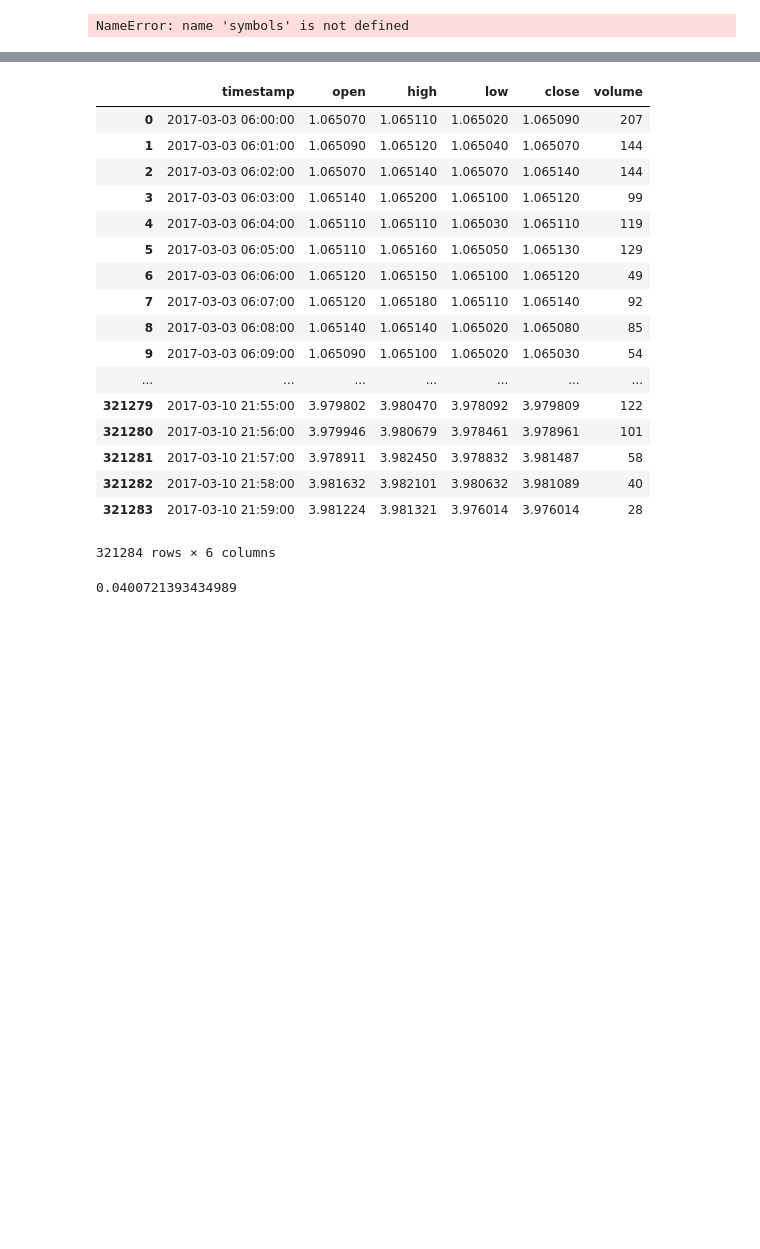
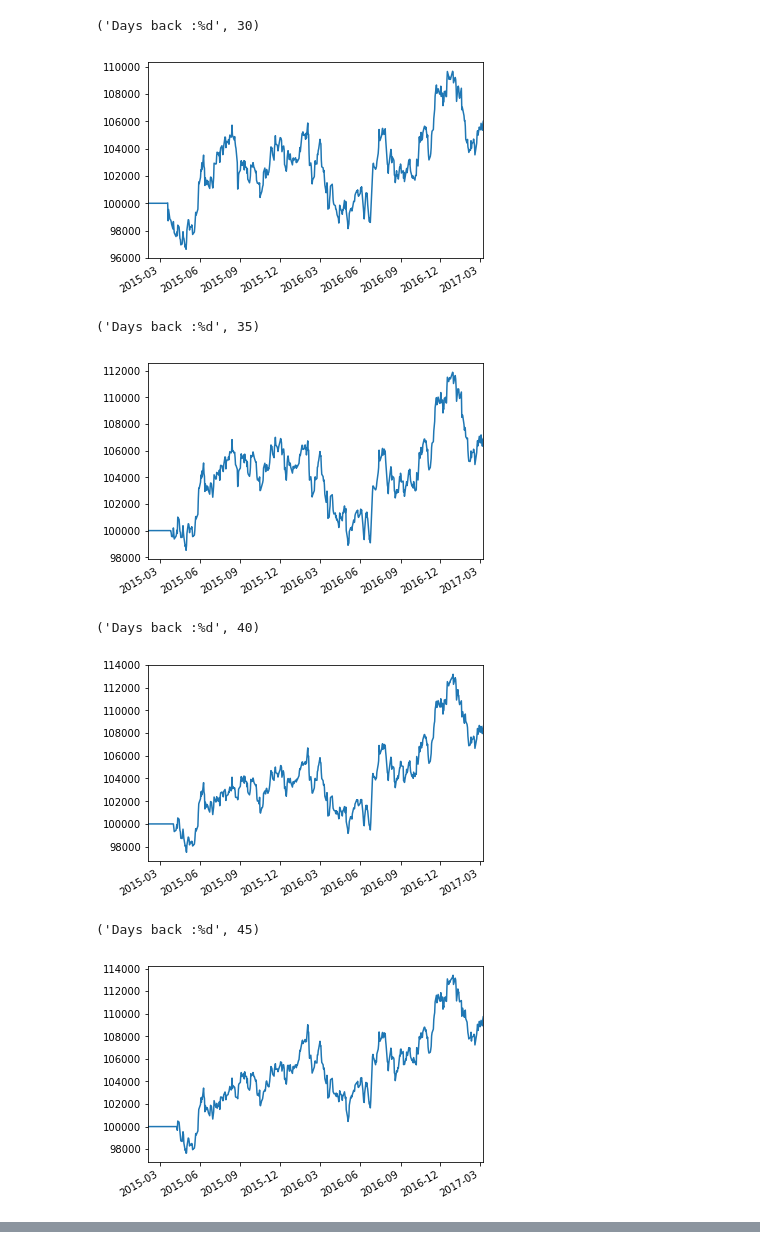
Before and after one commit to ianleggett/pythings, a Jupyter notebook: Working-analysis.ipynb, the cells around one changed output, grey strips where cells are left out. Saved outputs shown, nothing was run; the diff lists cells and outputs as text; code cells hidden in the pictures; blank space fills up the shorter version.

```diff
--- a/Working-analysis.ipynb
+++ b/Working-analysis.ipynb
@@ -14,8 +14,7 @@ log.basicConfig(filename='log.log',level=log.INFO)
 
 DAYS_BACK = 10    # 30 days for stocks
 #STOCKS = [symbol('AUDCAD1440'),symbol('CADJPY1440'),symbol('EURUSD1440'),symbol('AUDUSD1440'),symbol('CADCHF1440'),symbol('GBPUSD1440'),symbol('EURGBP1440')]
-inst=symbols('GBP=X','AUD=X','CHF=X','EUR=X','JPY=X','NZD=X')
-Unt = '1' #'1440'
+inst=['GBP=X','AUD=X','CHF=X','EUR=X','JPY=X','NZD=X']
 
 def optimal_portfolio(returns):
     avg_rets = returns.mean()
@@ -27,8 +26,7 @@ def optimal_portfolio(returns):
 
 def initialize(context):
     context.i = 0
-    context.stocks = inst
-    #symbol('CHF=X'),
+    context.stocks = [symbol('GBP=X'),symbol('AUD=X'),symbol('CHF=X'),symbol('EUR=X'),symbol('JPY=X'),symbol('NZD=X')]
     zipline.api.set_slippage(zipline.api.slippage.FixedSlippage(spread=0.0))
     zipline.api.set_commission(zipline.api.commission.PerShare(cost=0.0, min_trade_cost=0.0))
 
@@ -65,36 +63,39 @@ def handle_data(context, data):
     except ValueError as e:
         # Sometimes this error is thrown
         # ValueError: Rank(A) < p or Rank([P; A; G]) < n
         pass
 
 
 def analyze(context, perf):
     fig = plt.figure()
     ax1 = fig.add_subplot(211)
     perf.portfolio_value.plot(ax=ax1)
     ax1.set_ylabel('portfolio value in $')
 
     plt.legend(loc=0)
     plt.show()
 
-
-path = "~/work/python/barchart-data/"
-allfiles = glob.glob(os.path.join(path,".csv"))
-
 ls_key = 'Adj Close'
 start = datetime(2015,2,1)
 end = datetime(2017,3,8)
-#f = web.DataReader(stocks, 'fred',start,end)
+#f = web.DataReader(stocks, 'fred',start,end) -- get FX rates from FRED!
 f = web.DataReader(inst, 'yahoo', start, end)
 data=pd.DataFrame( f.ix[ls_key] )
 
 for DB in [30,35,40,45,50]:
     DAYS_BACK = DB
     algo_obj = zipline.TradingAlgorithm(initialize=initialize,
                             handle_data=handle_data, data_frequency = 'daily')
     print("Days back :%d",DB)
     results = algo_obj.run(data)
     results.portfolio_value.plot()
     plt.show()
 # %% [output]
-NameError: name 'symbols' is not defined
+('Days back :%d', 30)
+[figure, added]
+('Days back :%d', 35)
+[figure, added]
+('Days back :%d', 40)
+[figure, added]
+('Days back :%d', 45)
+[figure, added]
@@ -106,26 +103,0 @@ concatenated_df   = pd.concat(df_from_each_file, ignore_index=True)
-# %%
-concatenated_df
-# %% [output]
-|  | timestamp | open | high | low | close | volume |
-| 0 | 2017-03-03 06:00:00 | 1.065070 | 1.065110 | 1.065020 | 1.065090 | 207 |
-| 1 | 2017-03-03 06:01:00 | 1.065090 | 1.065120 | 1.065040 | 1.065070 | 144 |
-| 2 | 2017-03-03 06:02:00 | 1.065070 | 1.065140 | 1.065070 | 1.065140 | 144 |
-| 3 | 2017-03-03 06:03:00 | 1.065140 | 1.065200 | 1.065100 | 1.065120 | 99 |
-| 4 | 2017-03-03 06:04:00 | 1.065110 | 1.065110 | 1.065030 | 1.065110 | 119 |
-| 5 | 2017-03-03 06:05:00 | 1.065110 | 1.065160 | 1.065050 | 1.065130 | 129 |
-| 6 | 2017-03-03 06:06:00 | 1.065120 | 1.065150 | 1.065100 | 1.065120 | 49 |
-| 7 | 2017-03-03 06:07:00 | 1.065120 | 1.065180 | 1.065110 | 1.065140 | 92 |
-| 8 | 2017-03-03 06:08:00 | 1.065140 | 1.065140 | 1.065020 | 1.065080 | 85 |
-| 9 | 2017-03-03 06:09:00 | 1.065090 | 1.065100 | 1.065020 | 1.065030 | 54 |
-| ... | ... | ... | ... | ... | ... | ... |
-| 321279 | 2017-03-10 21:55:00 | 3.979802 | 3.980470 | 3.978092 | 3.979809 | 122 |
-| 321280 | 2017-03-10 21:56:00 | 3.979946 | 3.980679 | 3.978461 | 3.978961 | 101 |
-| 321281 | 2017-03-10 21:57:00 | 3.978911 | 3.982450 | 3.978832 | 3.981487 | 58 |
-| 321282 | 2017-03-10 21:58:00 | 3.981632 | 3.982101 | 3.980632 | 3.981089 | 40 |
-| 321283 | 2017-03-10 21:59:00 | 3.981224 | 3.981321 | 3.976014 | 3.976014 | 28 |
-321284 rows × 6 columns
-# %%
-import math
-math.log(1833.0/1761.0)
-# %% [output]
-0.0400721393434989
```
Also changed, not shown: parts of 2 cells of this notebook.
